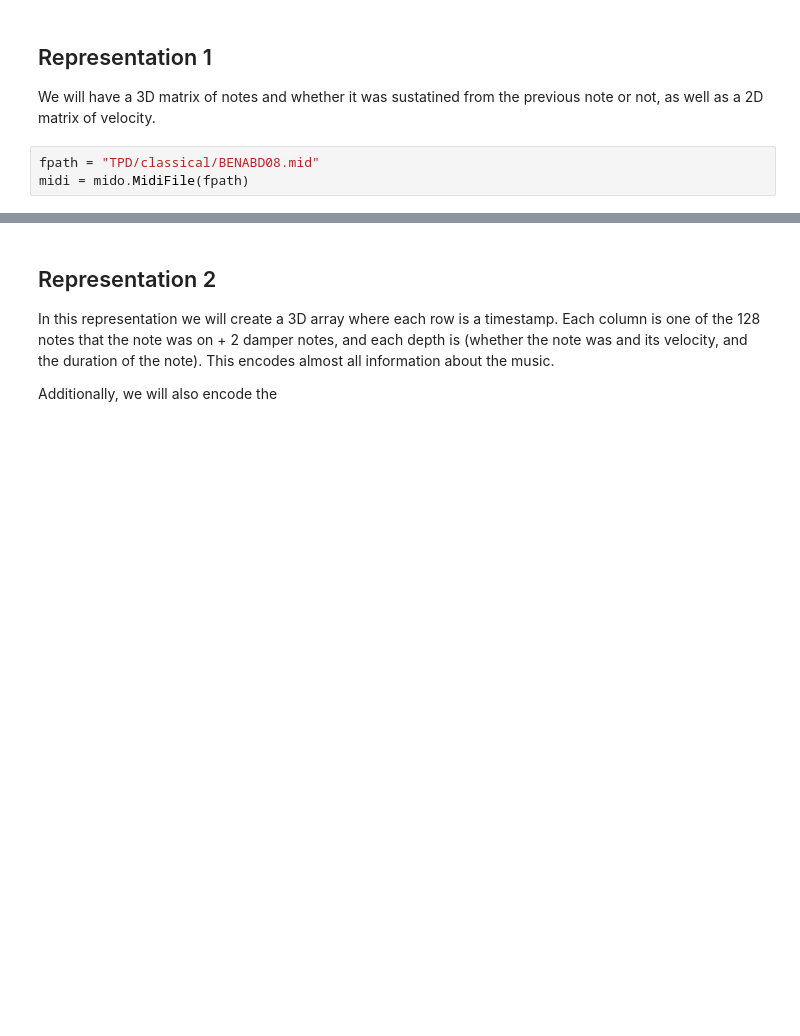
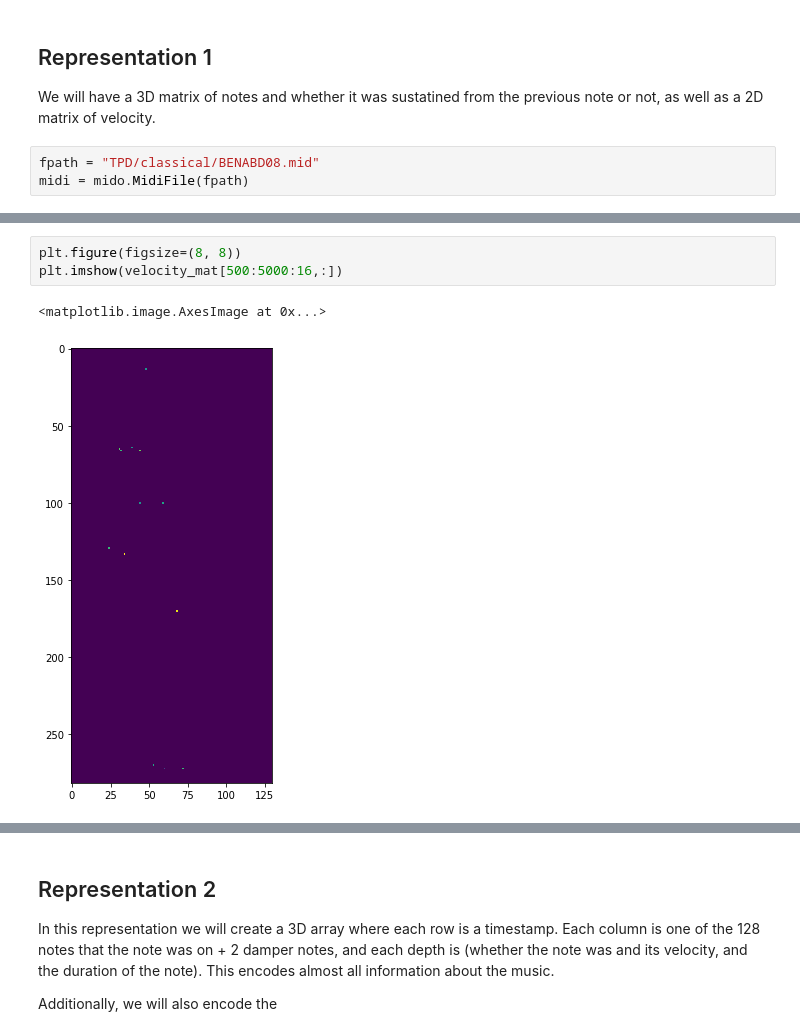
Before and after one commit to LithiumH/CS230-Music-Style-Transfer, a Jupyter notebook: Haojun - Preprocessing.ipynb, the cells around one changed output, grey strips where cells are left out. Drawn from its saved outputs; the diff is of its cells as text; blank space fills up the shorter version.

```diff
--- a/Haojun - Preprocessing.ipynb
+++ b/Haojun - Preprocessing.ipynb
@@ -16,0 +102,6 @@ midi = mido.MidiFile(fpath)
+# %%
+plt.figure(figsize=(8, 8))
+plt.imshow(velocity_mat[500:5000:16,:])
+# %% [output]
+<matplotlib.image.AxesImage at 0x...>
+[figure, added]
```
Also changed, not shown: parts of 30 cells of this notebook, 5 other files.
